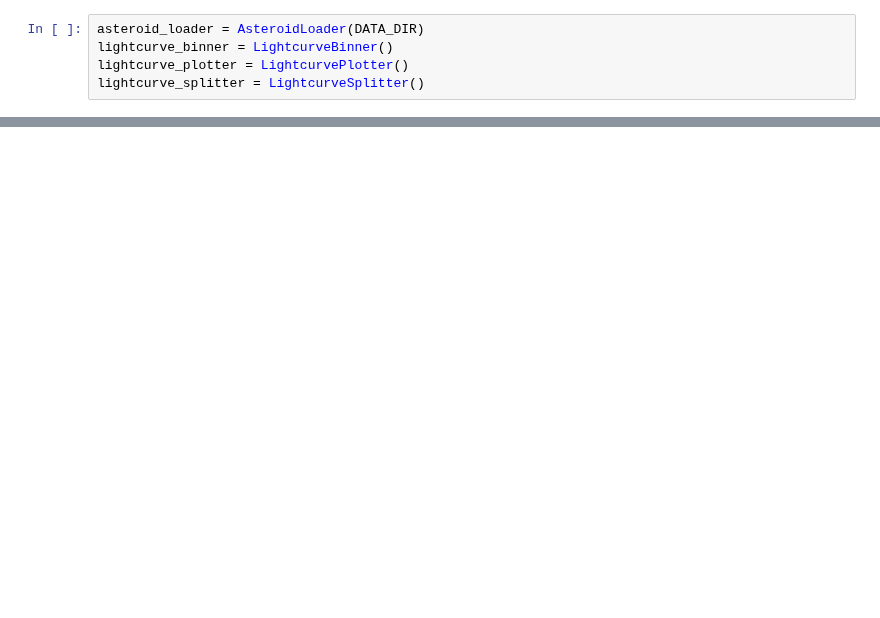
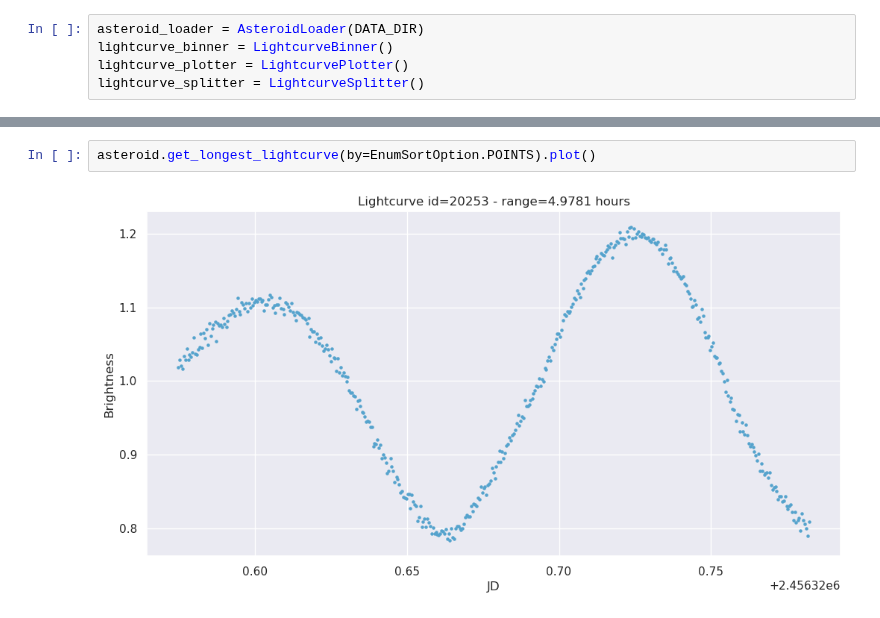
Before and after one commit to Vosloo/asteroid-lightcurves, a Jupyter notebook: notebooks/stats.ipynb, the cells around one changed output, grey strips where cells are left out. Saved outputs shown, nothing was run; the diff lists cells and outputs as text; blank space fills up the shorter version.

```diff
--- a/notebooks/stats.ipynb
+++ b/notebooks/stats.ipynb
@@ -60,0 +54,4 @@ splitted
+# %%
+asteroid.get_longest_lightcurve(by=EnumSortOption.POINTS).plot()
+# %% [output]
+[figure, added]
```
Also changed, not shown: parts of 16 cells of this notebook, 14 other files.
